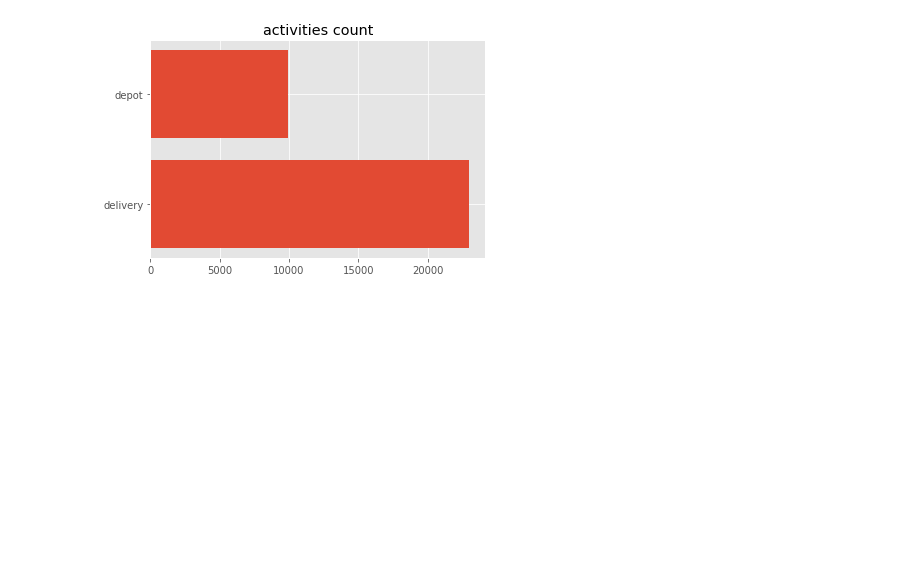
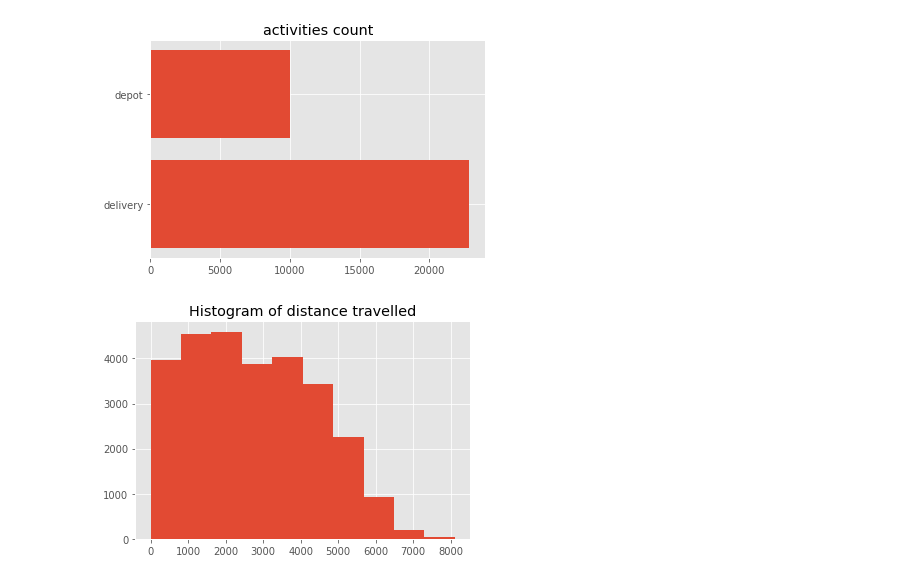
Before and after one commit to arup-group/pam, a Jupyter notebook: examples/17_tour.ipynb, the cells around one changed output. Saved outputs shown, nothing was run; the diff lists cells and outputs as text; code cells hidden in the pictures; blank space fills up the shorter version.

```diff
--- a/examples/17_tour.ipynb
+++ b/examples/17_tour.ipynb
@@ -433,6 +384,17 @@ plt.title("activities count")
 plt.show()
 # %% [output]
 [figure]
+# %%
+# Validate distance travelled
+df_legs = gp.read_file(os.path.join(output_path, 'legs.geojson'))
+df_legs.to_crs('EPSG:27700', inplace=True)
+df_legs['length'] = df_legs.geometry.length
+
+plt.hist(x='length', data=df_legs)
+plt.title("Histogram of distance travelled")
+plt.show()
+# %% [output]
+[figure, added]
 # %%
 matplotlib.style.use('ggplot')
 
```
Also changed, not shown: parts of 40 cells of this notebook, 2 other files.
